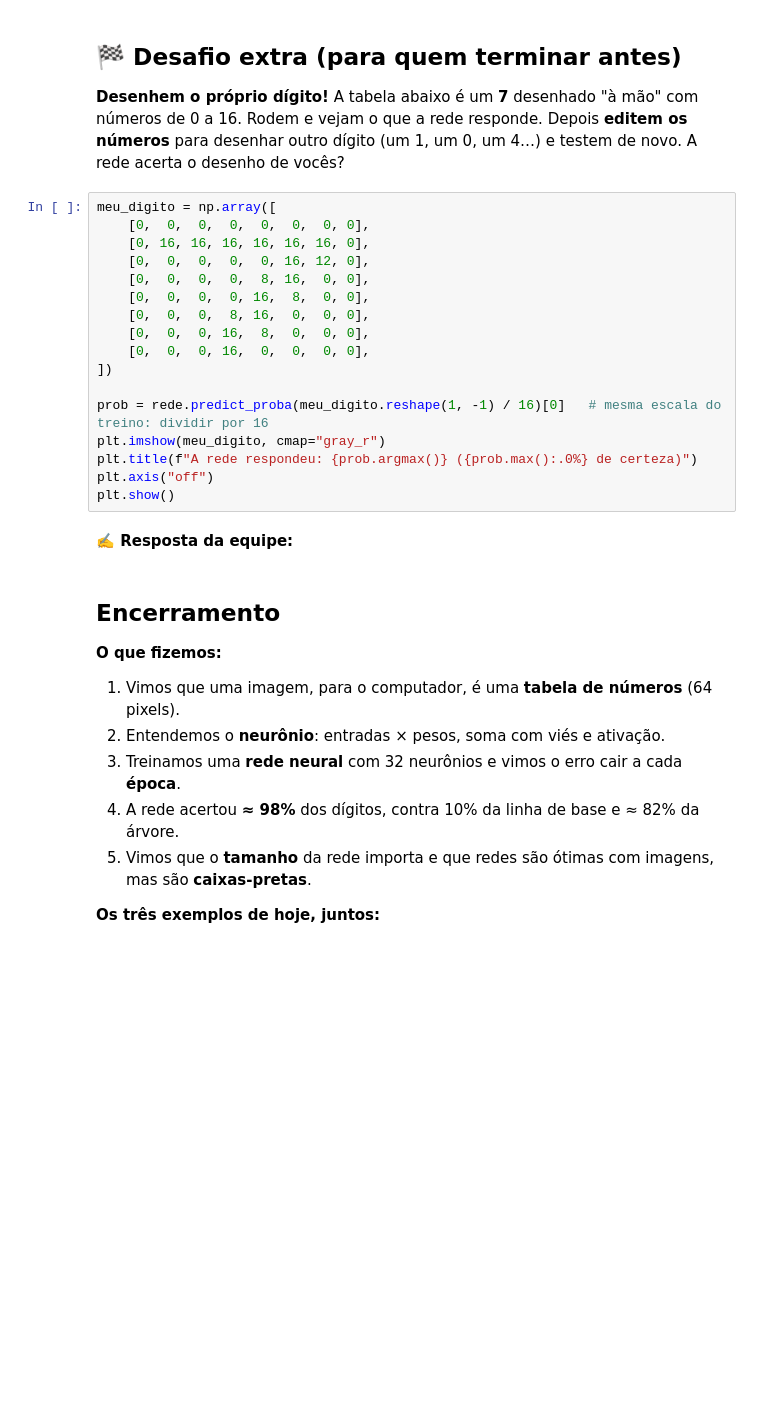
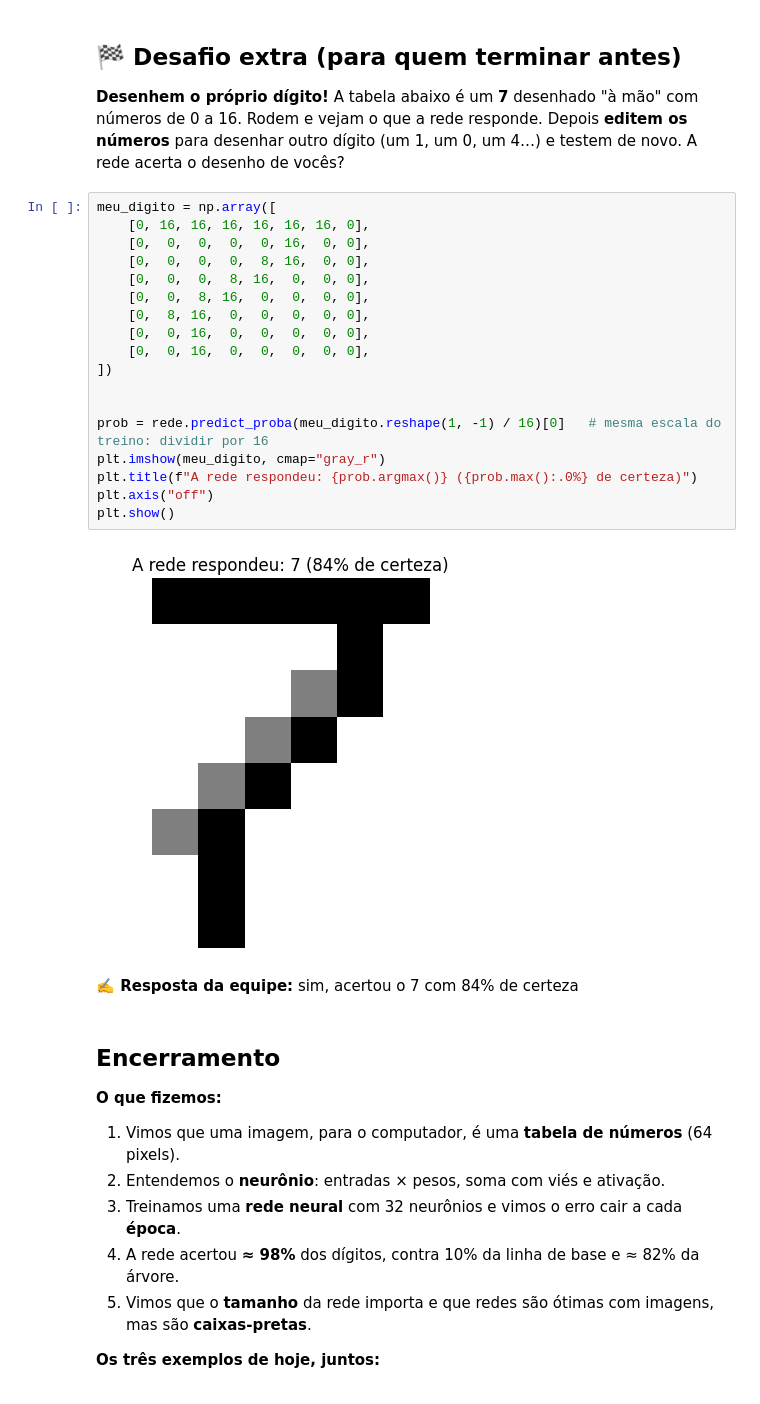
Before and after one commit to bancolegra-dot/cd-20226, a Jupyter notebook: praticas/pratica03-3-redes-neurais.ipynb, the cells around one changed output. Cells and saved outputs as stored; diff of their text form; blank space fills up the shorter version.

```diff
--- a/praticas/pratica03-3-redes-neurais.ipynb
+++ b/praticas/pratica03-3-redes-neurais.ipynb
@@ -355,23 +420,26 @@ arvore.fit(X_treino, y_treino)
 **Desenhem o próprio dígito!** A tabela abaixo é um **7** desenhado "à mão" com números de 0 a 16. Rodem e vejam o que a rede responde. Depois **editem os números** para desenhar outro dígito (um 1, um 0, um 4…) e testem de novo. A rede acerta o desenho de vocês?
 # %%
 meu_digito = np.array([
-    [0,  0,  0,  0,  0,  0,  0, 0],
     [0, 16, 16, 16, 16, 16, 16, 0],
-    [0,  0,  0,  0,  0, 16, 12, 0],
+    [0,  0,  0,  0,  0, 16,  0, 0],
     [0,  0,  0,  0,  8, 16,  0, 0],
-    [0,  0,  0,  0, 16,  8,  0, 0],
     [0,  0,  0,  8, 16,  0,  0, 0],
-    [0,  0,  0, 16,  8,  0,  0, 0],
-    [0,  0,  0, 16,  0,  0,  0, 0],
+    [0,  0,  8, 16,  0,  0,  0, 0],
+    [0,  8, 16,  0,  0,  0,  0, 0],
+    [0,  0, 16,  0,  0,  0,  0, 0],
+    [0,  0, 16,  0,  0,  0,  0, 0],
 ])
+
 
 prob = rede.predict_proba(meu_digito.reshape(1, -1) / 16)[0]   # mesma escala do treino: dividir por 16
 plt.imshow(meu_digito, cmap="gray_r")
 plt.title(f"A rede respondeu: {prob.argmax()} ({prob.max():.0%} de certeza)")
 plt.axis("off")
 plt.show()
+# %% [output]
+[figure, added]
 # %% [markdown]
-**✍️ Resposta da equipe:**
+**✍️ Resposta da equipe:** sim, acertou o 7 com 84% de certeza
 # %% [markdown]
 ## Encerramento
 **O que fizemos:**
```
Also changed, not shown: parts of 22 cells of this notebook.
